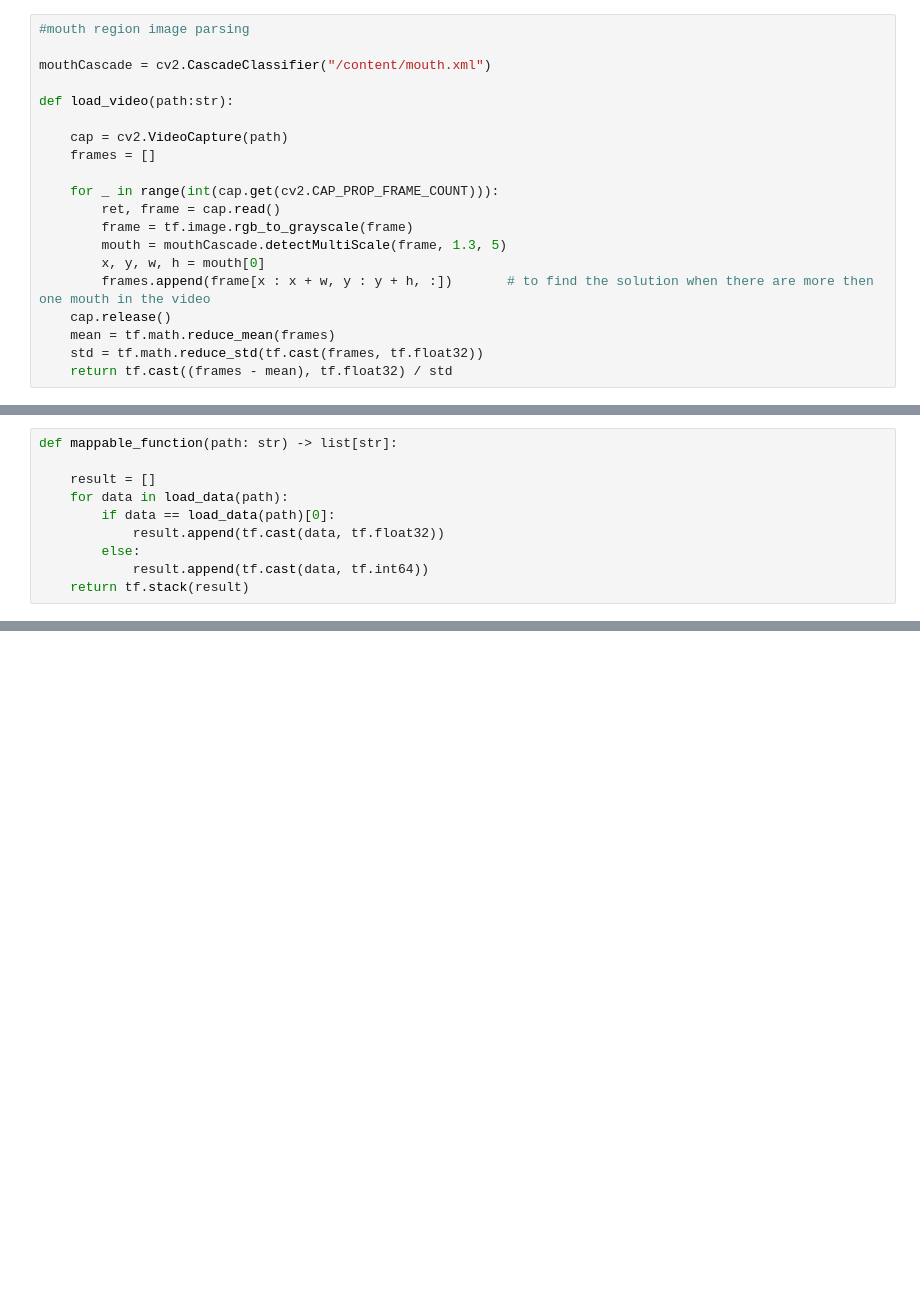
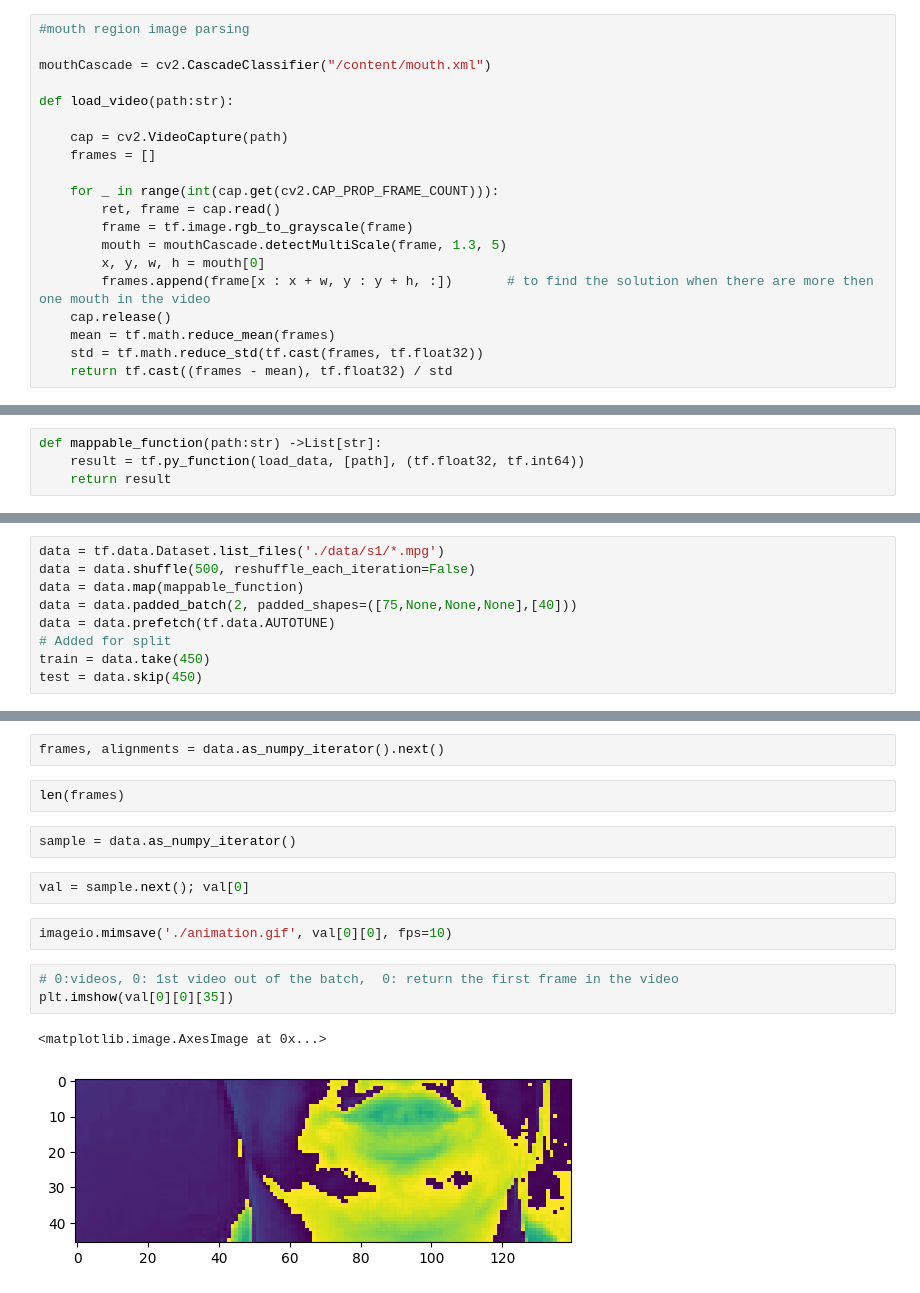
Before and after one commit to nasacode1/LipSyncAI, a Jupyter notebook: Lip_reading.ipynb, the cells around one changed output, grey strips where cells are left out. Saved outputs shown, nothing was run; the diff lists cells and outputs as text; blank space fills up the shorter version.

Commit message:
Create data pipeline and design deep neural network

```diff
--- a/Lip_reading.ipynb
+++ b/Lip_reading.ipynb
@@ -76,10 +195,4 @@ def load_data(path: str) -> tuple():
 # %%
-def mappable_function(path: str) -> list[str]:
-
-    result = []
-    for data in load_data(path):
-        if data == load_data(path)[0]:
-            result.append(tf.cast(data, tf.float32))
-        else:
-            result.append(tf.cast(data, tf.int64))
-    return tf.stack(result)
+def mappable_function(path:str) ->List[str]:
+    result = tf.py_function(load_data, [path], (tf.float32, tf.int64))
+    return result
@@ -85,0 +203,9 @@ def mappable_function(path: str) -> list[str]:
+# %%
+data = tf.data.Dataset.list_files('./data/s1/*.mpg')
+data = data.shuffle(500, reshuffle_each_iteration=False)
+data = data.map(mappable_function)
+data = data.padded_batch(2, padded_shapes=([75,None,None,None],[40]))
+data = data.prefetch(tf.data.AUTOTUNE)
+# Added for split
+train = data.take(450)
+test = data.skip(450)
@@ -85,0 +214,16 @@ def mappable_function(path: str) -> list[str]:
+# %%
+frames, alignments = data.as_numpy_iterator().next()
+# %%
+len(frames)
+# %%
+sample = data.as_numpy_iterator()
+# %%
+val = sample.next(); val[0]
+# %%
+imageio.mimsave('./animation.gif', val[0][0], fps=10)
+# %%
+# 0:videos, 0: 1st video out of the batch,  0: return the first frame in the video
+plt.imshow(val[0][0][35])
+# %% [output]
+<matplotlib.image.AxesImage at 0x...>
+[figure, added]
```
Also changed, not shown: parts of 35 cells of this notebook.
